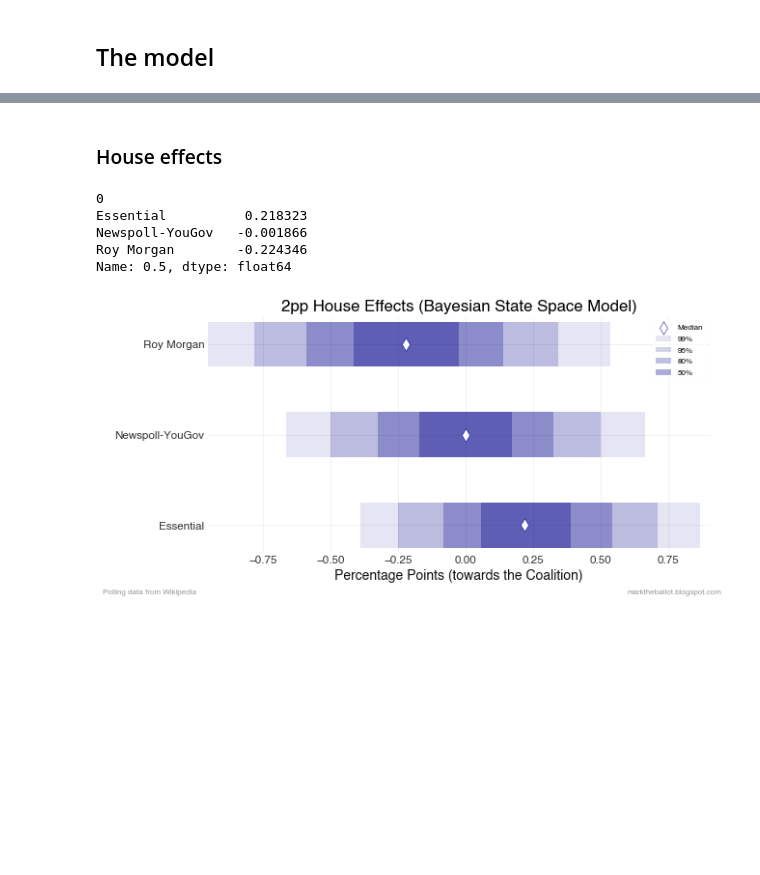
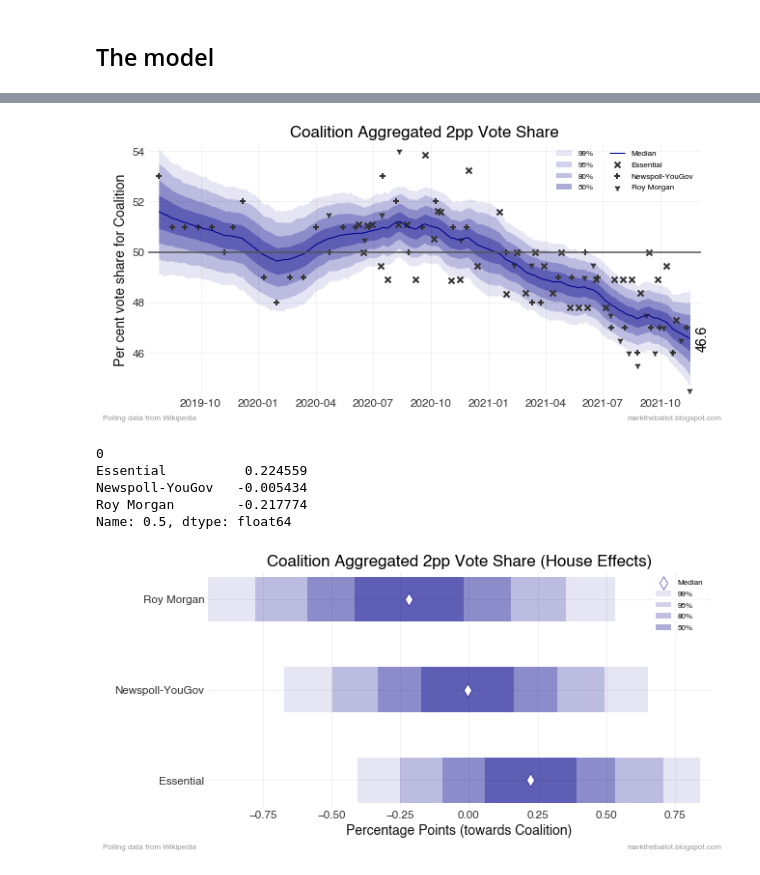
Before and after one commit to bpalmer4/Australian-Federal-Election-2022, a Jupyter notebook: notebooks/Bayesian 2pp timeseries.ipynb, the cells around one changed output, grey strips where cells are left out. Saved outputs shown, nothing was run; the diff lists cells and outputs as text; code cells hidden in the pictures; blank space fills up the shorter version.

```diff
--- a/notebooks/Bayesian 2pp timeseries.ipynb
+++ b/notebooks/Bayesian 2pp timeseries.ipynb
@@ -211,2 +131,0 @@ common.plot_finalise(ax,
-# %% [markdown]
-### House effects
@@ -228,38 +132,21 @@ house_effects = house_effects.quantile(quants)
-# %%
-# plot the house effects data
-fig, ax = common.initiate_plot()
-
-for i, house in enumerate(house_effects.columns):
-    alpha = 0.1
-    for x, y in ranges.iterrows():
-        low = y[0]
-        high = y[1]
-        lowpoint = house_effects.loc[low, house]
-        width = house_effects.loc[high, house] - lowpoint
-        label = x if i == 0 else None
-        ax.barh(y=house, left=lowpoint, width=width,
-                height=0.5, color=COLOR_COALITION, alpha=alpha,
-                label=label)
-        alpha += 0.075
-
-ax.scatter(y=range(len(house_effects.columns)),
-           x=house_effects.loc[0.500],
-           marker='d', facecolor='white',
-           edgecolor=COLOR_COALITION,
-           linewidth=0.5, zorder=2,
-           label='Median', s=90)
-
-print(house_effects.loc[0.500])
-ax.legend(loc='best')
-
-common.plot_finalise(ax,
-                     title=f'2pp House Effects ({MODEL_NAME})',
-                     xlabel='Percentage Points (towards the Coalition)',
-                     **s_args, )
-# %% [output]
-0
-Essential          0.218323
-Newspoll-YouGov   -0.001866
-Roy Morgan        -0.224346
-Name: 0.5, dtype: float64
-[figure, removed]
+# %%
+common.bayes_poll_aggregation_plots(df=tpp,
+                             fit=fit,
+                             first_day=first_day,
+                             brand_map=brand_map,
+                              poll_column='2pp vote L/NP',
+                              date_column='Mean Date',
+                              firm_column='Brand',
+                                 party='Coalition',
+                                 title='Aggregated 2pp Vote Share',
+                                 line_color='darkblue',
+                                 point_color='dodgerblue',
+                                 s_args=s_args)
+# %% [output]
+[figure, added]
+0
+Essential          0.224559
+Newspoll-YouGov   -0.005434
+Roy Morgan        -0.217774
+Name: 0.5, dtype: float64
+[figure, added]
```
Also changed, not shown: parts of 15 cells of this notebook, 2 other files.
